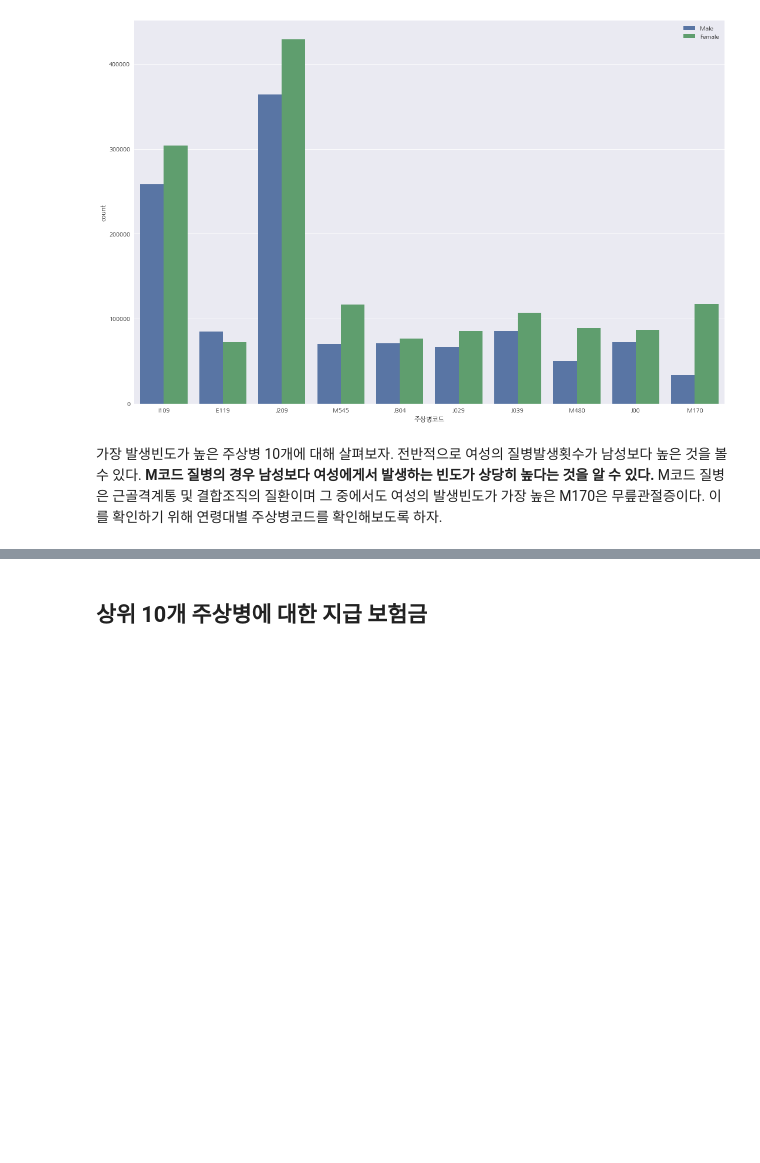
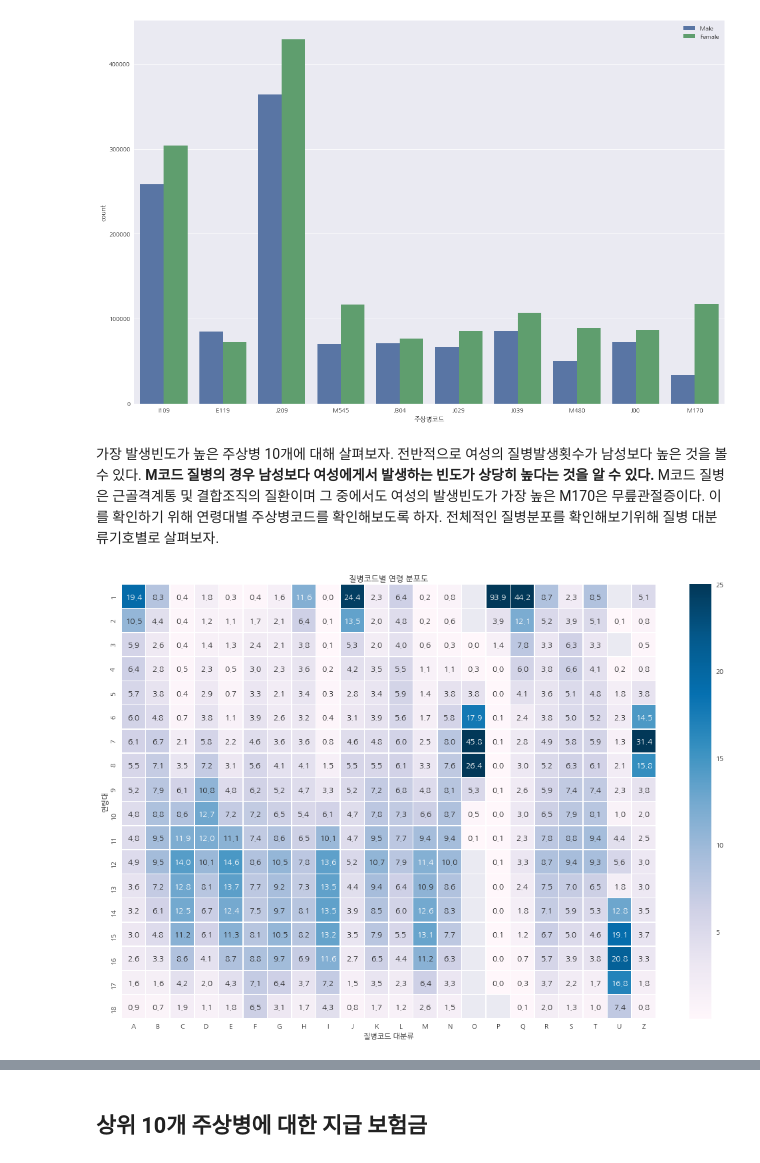
Before and after one commit to yolo0220/National_Health_Insurance_Sharing_Service_Project, a Jupyter notebook: Exploratory_Data_Analysis.ipynb, the cells around one changed output, grey strips where cells are left out. Drawn from its saved outputs; the diff is of its cells as text; code cells hidden in the pictures; blank space fills up the shorter version.

Commit message:
Heatmap Added: Age_GROUP, MAIN_SICK_CODE

```diff
--- a/Exploratory_Data_Analysis.ipynb
+++ b/Exploratory_Data_Analysis.ipynb
@@ -239,7 +239,7 @@ gj.head(5)
 
 주상병과 부상병은 알파벳과 질병의 숫자코드로 구성되어있다. 질병분류가 같을 경우 동일 알파벳을 사용하므로 분석의 용이성을 위해 주상병과 부상병 각각에 대해 코드로 구성된 별도의 Feature Column을 만든다.
 # %%
-t20["MAIN_SICK_CODE"] = t20.MAIN_SICK[t20.MAIN_SICK.notnull()].apply(lambda x: x[0], meta=('x', 'a8'))
-t20["SUB_SICK_CODE"] = t20.SUB_SICK[t20.SUB_SICK.notnull()].apply(lambda x: x[0], meta=('x', 'a8'))
+t20["MAIN_SICK_CODE"] = t20.MAIN_SICK[t20.MAIN_SICK.notnull()].apply(lambda x: x[0], meta=('x', 'f8'))
+t20["SUB_SICK_CODE"] = t20.SUB_SICK[t20.SUB_SICK.notnull()].apply(lambda x: x[0], meta=('x', 'f8'))
 t20 = t20.compute()
 # %% [output]
@@ -283,4 +287,4 @@ plt.show()
 # %% [output]
 [figure]
 # %% [markdown]
-가장 발생빈도가 높은 주상병 10개에 대해 살펴보자. 전반적으로 여성의 질병발생횟수가 남성보다 높은 것을 볼 수 있다. **M코드 질병의 경우 남성보다 여성에게서 발생하는 빈도가 상당히 높다는 것을 알 수 있다.** M코드 질병은 근골격계통 및 결합조직의 질환이며 그 중에서도 여성의 발생빈도가 가장 높은 M170은 무릎관절증이다. 이를 확인하기 위해 연령대별 주상병코드를 확인해보도록 하자.
+가장 발생빈도가 높은 주상병 10개에 대해 살펴보자. 전반적으로 여성의 질병발생횟수가 남성보다 높은 것을 볼 수 있다. **M코드 질병의 경우 남성보다 여성에게서 발생하는 빈도가 상당히 높다는 것을 알 수 있다.** M코드 질병은 근골격계통 및 결합조직의 질환이며 그 중에서도 여성의 발생빈도가 가장 높은 M170은 무릎관절증이다. 이를 확인하기 위해 연령대별 주상병코드를 확인해보도록 하자. 전체적인 질병분포를 확인해보기위해 질병 대분류기호별로 살펴보자.
@@ -288,0 +291,20 @@ plt.show()
+# %%
+# 연령대와 질병코드별 테이블 생성
+age_sick = t20.pivot_table(
+        index="AGE_GROUP",
+        columns="MAIN_SICK_CODE",
+        aggfunc="size"
+        )
+
+# 질병마다 크기가 다르므로 비율로 변환
+age_sick_r = age_sick.apply(lambda x: x/x.sum() * 100, axis = 0)
+
+# 질병코드별 연령대 분포도 생성
+plt.figure(figsize=(18, 12))
+sns.heatmap(age_sick_r, annot=True, fmt=".1f", linewidths=.5, vmax= 25, cmap="PuBu")
+plt.title("질병코드별 연령 분포도")
+plt.xlabel("질병코드 대분류")
+plt.ylabel("연령대")
+plt.show()
+# %% [output]
+[figure, added]
```
Also changed, not shown: parts of 16 cells of this notebook.
